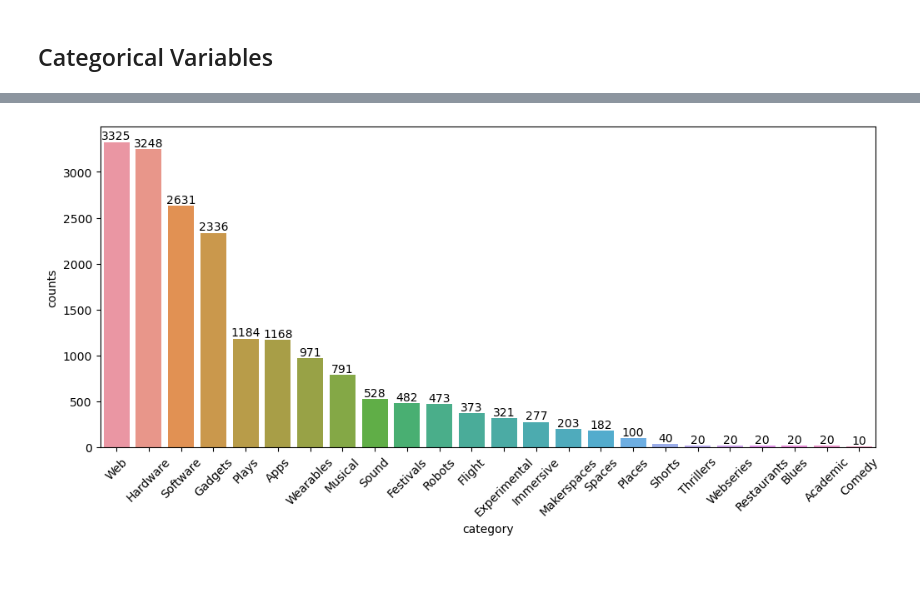
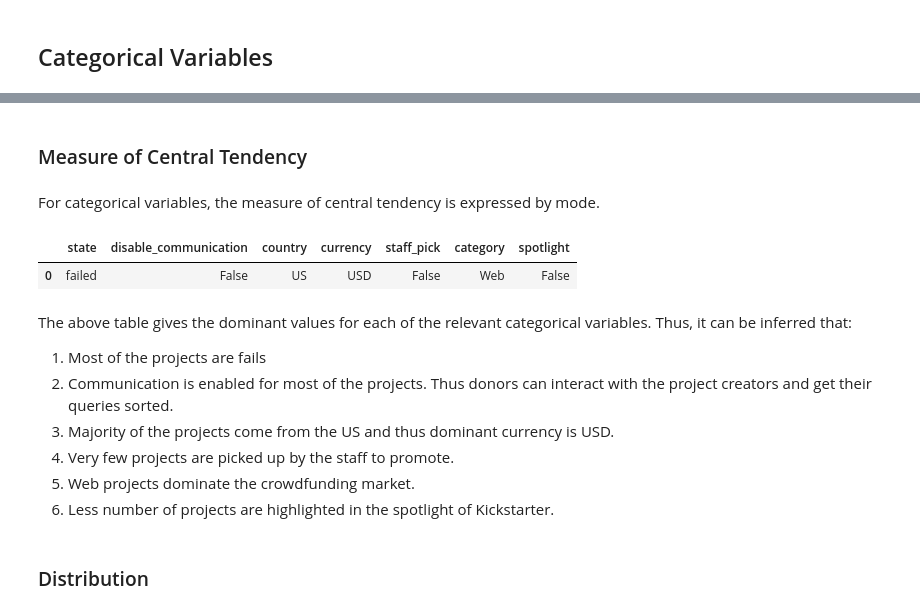
Before and after one commit to patilpushkarp/kickstarter-analysis, a Jupyter notebook: kick/docs/eda/univariate_analysis.ipynb, the cells around one changed output, grey strips where cells are left out. Cells and saved outputs as stored; diff of their text form; code cells hidden in the pictures; blank space fills up the shorter version.

```diff
--- a/kick/docs/eda/univariate_analysis.ipynb
+++ b/kick/docs/eda/univariate_analysis.ipynb
@@ -78,8 +121,23 @@ for container in ax.containers:
-# %%
-plt.figure(figsize=(12,5))
-plt.xticks(rotation=45)
-ax = sns.barplot(get_value_counts(df, 'category'), x='category', y='counts')
-for container in ax.containers:
-    ax.bar_label(container)
-# %% [output]
-[figure, removed]
+# %% [markdown]
+### Measure of Central Tendency
+# %% [markdown]
+For categorical variables, the measure of central tendency is expressed by mode.
+# %%
+# Select relevant categorical variables
+relevant_categorical_variables = ['state', 'disable_communication', 'country', 'currency', 'staff_pick', 'category', 'spotlight']
+# %%
+# Find the mode of the relevant categorical columns
+df[relevant_categorical_variables].mode()
+# %% [output]
+|  | state | disable_communication | country | currency | staff_pick | category | spotlight |
+| 0 | failed | False | US | USD | False | Web | False |
+# %% [markdown]
+The above table gives the dominant values for each of the relevant categorical variables. Thus, it can be inferred that:
+1. Most of the projects are fails
+2. Communication is enabled for most of the projects. Thus donors can interact with the project creators and get their queries sorted.
+3. Majority of the projects come from the US and thus dominant currency is USD.
+4. Very few projects are picked up by the staff to promote.
+5. Web projects dominate the crowdfunding market.
+6. Less number of projects are highlighted in the spotlight of Kickstarter.
+# %% [markdown]
+### Distribution
```
Also changed, not shown: parts of 50 cells of this notebook, 12 other files.
